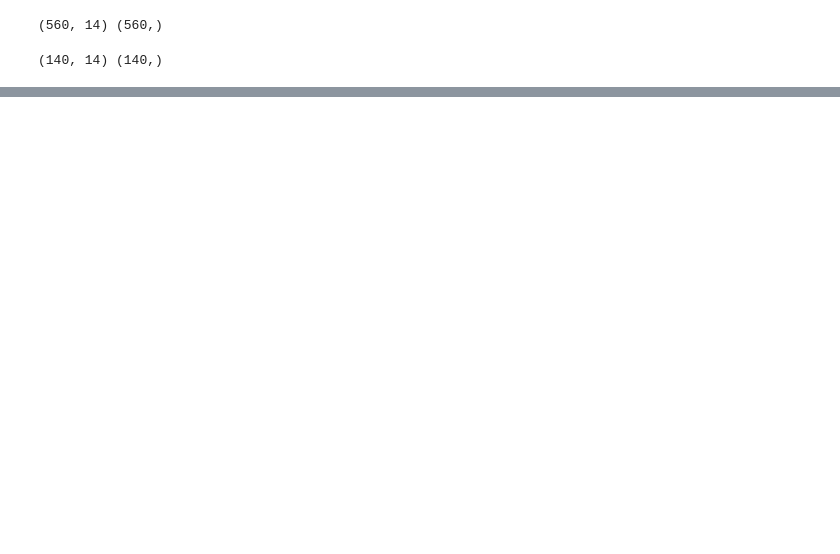
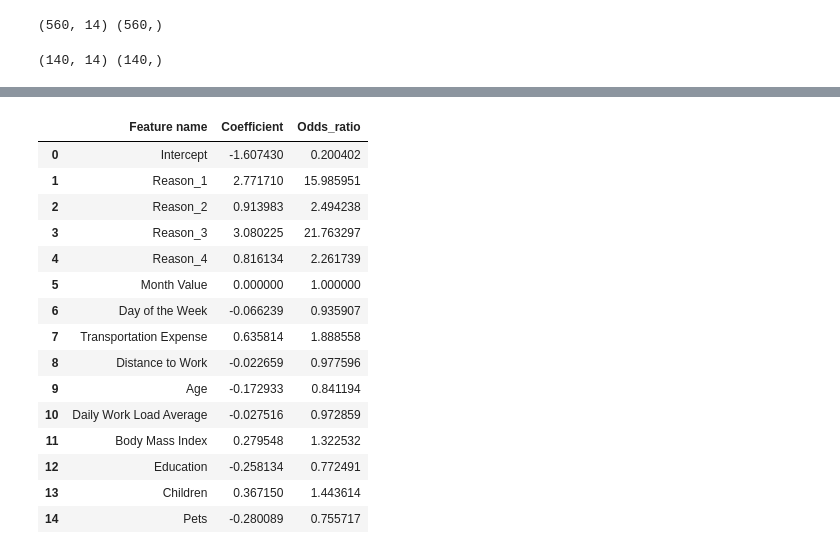
Before and after one commit to mjoshua97241/Data-Science-Training, a Jupyter notebook: Case Study/Absenteeism - Logistic Regression.ipynb, the cells around one changed output, grey strips where cells are left out. Drawn from its saved outputs; the diff is of its cells as text; code cells hidden in the pictures; blank space fills up the shorter version.

```diff
--- a/Case Study/Absenteeism - Logistic Regression.ipynb
+++ b/Case Study/Absenteeism - Logistic Regression.ipynb
@@ -201,0 +265,2 @@ print(x_test.shape, y_test.shape)
+# %%
+reg.fit(x_train, y_train)
@@ -201,0 +379,9 @@ print(x_test.shape, y_test.shape)
+# %%
+# Assign names for coefficients by column names
+feature_name = unscaled_inputs.columns.values
+# %%
+# create a dataframe summary table with columns Feature name and Coefficients side by side
+summary_table = pd.DataFrame (columns=['Feature name'], data = feature_name)
+
+summary_table['Coefficient'] = np.transpose(reg.coef_) # we need to transpose because it is row format and we need a column
+summary_table
@@ -201,0 +404,7 @@ print(x_test.shape, y_test.shape)
+# %%
+# We need to append the intercept to the first index but no method
+# We can fix by using this code:
+summary_table.index = summary_table.index + 1 # we are moving all the indices to next so that index[0] will be empty
+summary_table.loc[0] = ['Intercept', reg.intercept_[0]]
+summary_table = summary_table.sort_index()
+summary_table
@@ -201,0 +436,20 @@ print(x_test.shape, y_test.shape)
+# %%
+summary_table['Odds_ratio'] = np.exp(summary_table.Coefficient)
+summary_table
+# %% [output]
+|  | Feature name | Coefficient | Odds_ratio |
+| 0 | Intercept | -1.607430 | 0.200402 |
+| 1 | Reason_1 | 2.771710 | 15.985951 |
+| 2 | Reason_2 | 0.913983 | 2.494238 |
+| 3 | Reason_3 | 3.080225 | 21.763297 |
+| 4 | Reason_4 | 0.816134 | 2.261739 |
+| 5 | Month Value | 0.000000 | 1.000000 |
+| 6 | Day of the Week | -0.066239 | 0.935907 |
+| 7 | Transportation Expense | 0.635814 | 1.888558 |
+| 8 | Distance to Work | -0.022659 | 0.977596 |
+| 9 | Age | -0.172933 | 0.841194 |
+| 10 | Daily Work Load Average | -0.027516 | 0.972859 |
+| 11 | Body Mass Index | 0.279548 | 1.322532 |
+| 12 | Education | -0.258134 | 0.772491 |
+| 13 | Children | 0.367150 | 1.443614 |
+| 14 | Pets | -0.280089 | 0.755717 |
```
Also changed, not shown: parts of 31 cells of this notebook.
